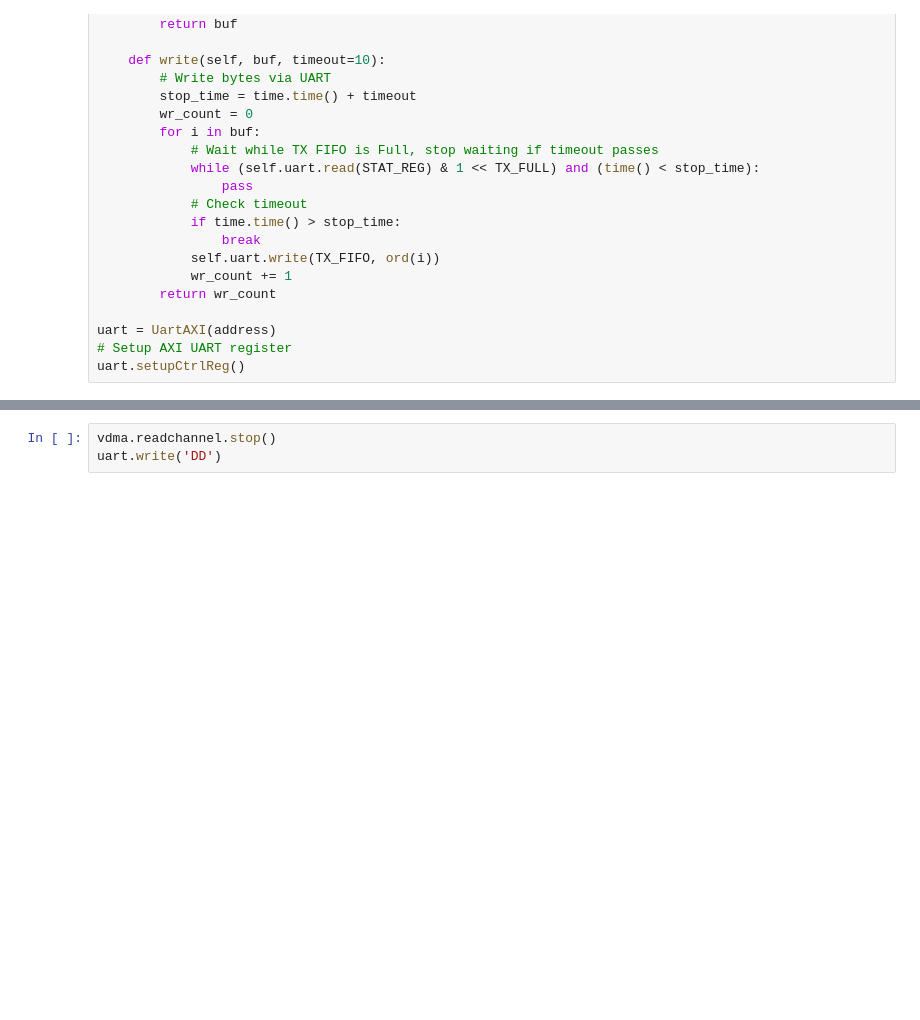
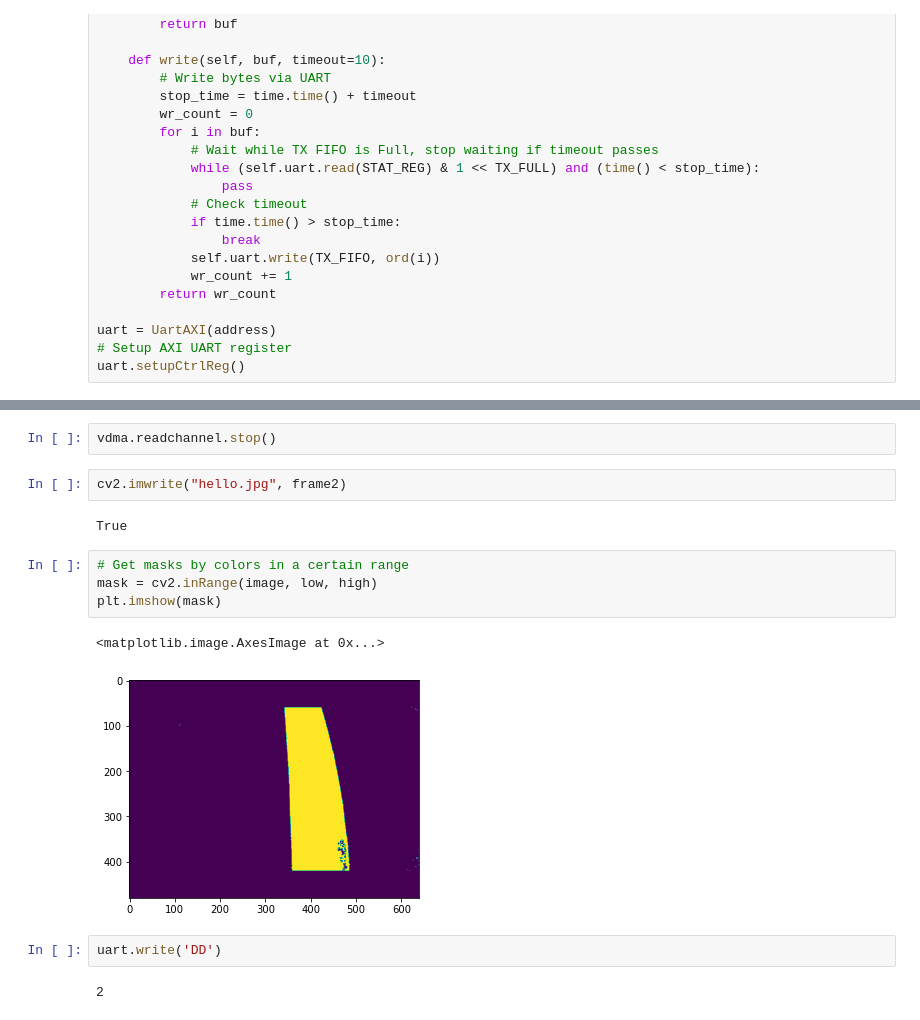
Before and after one commit to alexmangushev/PYNQ_car, a Jupyter notebook: python/hdmi_car.ipynb, the cells around one changed output, grey strips where cells are left out. Drawn from its saved outputs; the diff is of its cells as text; blank space fills up the shorter version.

```diff
--- a/python/hdmi_car.ipynb
+++ b/python/hdmi_car.ipynb
@@ -202,3 +177,17 @@ KeyboardInterrupt:
 # %%
 vdma.readchannel.stop()
-uart.write('DD')
+# %%
+cv2.imwrite("hello.jpg", frame2)
+# %% [output]
+True
+# %%
+# Get masks by colors in a certain range
+mask = cv2.inRange(image, low, high)
+plt.imshow(mask)
+# %% [output]
+<matplotlib.image.AxesImage at 0x...>
+[figure, added]
+# %%
+uart.write('DD')
+# %% [output]
+2
```
Also changed, not shown: parts of 8 cells of this notebook, 20 other files.
